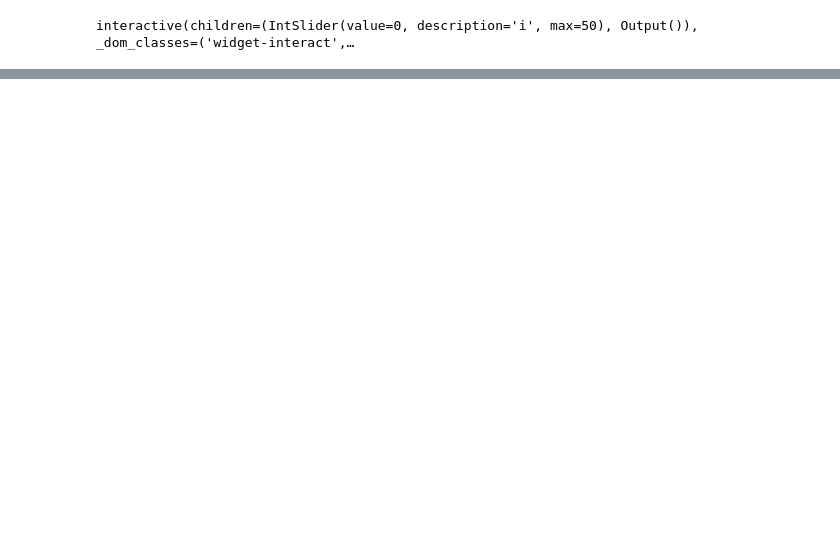
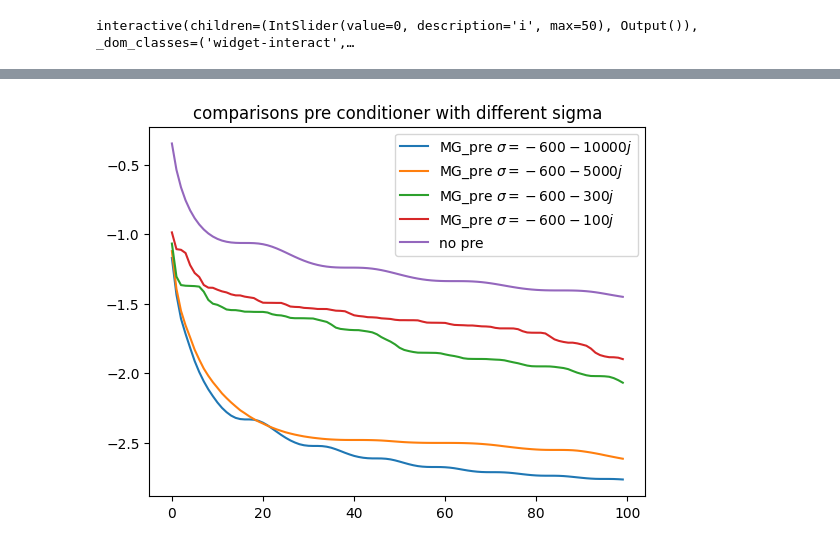
Before and after one commit to ISIPINK/Project-2023-2024-Multigrid-voor-het-oplossen-van-complex-waardige-Helmholtz-problemen, a Jupyter notebook: code/main.ipynb, the cells around one changed output, grey strips where cells are left out. Saved outputs shown, nothing was run; the diff lists cells and outputs as text; code cells hidden in the pictures; blank space fills up the shorter version.

```diff
--- a/code/main.ipynb
+++ b/code/main.ipynb
@@ -331,0 +372,28 @@ interactive(children=(IntSlider(value=0, description='i', max=50), Output()), _d
+# %%
+n = 128
+def Helmholtz2D_MG_pre_Vcycle(n,sigma):
+    return LinearOperator(((n-1)**2,(n-1)**2),lambda u: geoVcycle(
+            mat = (partial(helmholtz2D,sigma=sigma)),
+            f= pointsource_half2D(n),
+            u=u,
+            nu1=1,
+            nu2=1,
+            relax=partial(wjacobi,omega= 2/3),
+            restrict=simple_restrict2D,
+            interpolate=simple_interpolate2D,
+            recursion_depth=100,
+            dimensions =2
+))
+
+rsts = 100
+miter = 1
+GMRES_norms(n,Helmholtz2D_MG_pre_Vcycle(n,complex(-600,-10000)),rsts,miter,label=r"MG_pre $\sigma = -600-10000j$")
+GMRES_norms(n,Helmholtz2D_MG_pre_Vcycle(n,complex(-600,-5000)),rsts,miter,label=r"MG_pre $\sigma = -600-5000j$")
+GMRES_norms(n,Helmholtz2D_MG_pre_Vcycle(n,complex(-600,-300)),rsts,miter,label=r"MG_pre $\sigma = -600-300j$")
+GMRES_norms(n,Helmholtz2D_MG_pre_Vcycle(n,complex(-600,-100)),rsts,miter,label=r"MG_pre $\sigma = -600-100j$")
+GMRES_norms(n,None,rsts,miter,label="no pre")
+plt.title("comparisons pre conditioner with different sigma")
+plt.legend()
+plt.show()
+# %% [output]
+[figure, added]
```
Also changed, not shown: parts of 5 cells of this notebook, 5 other files.
